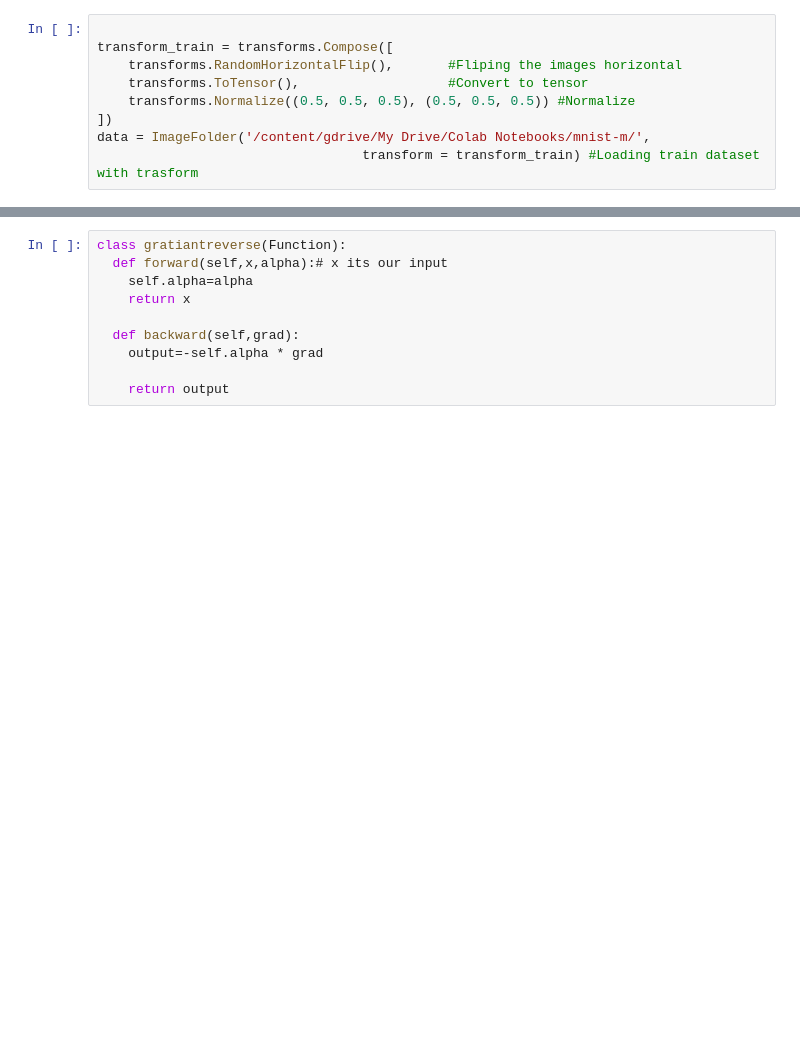
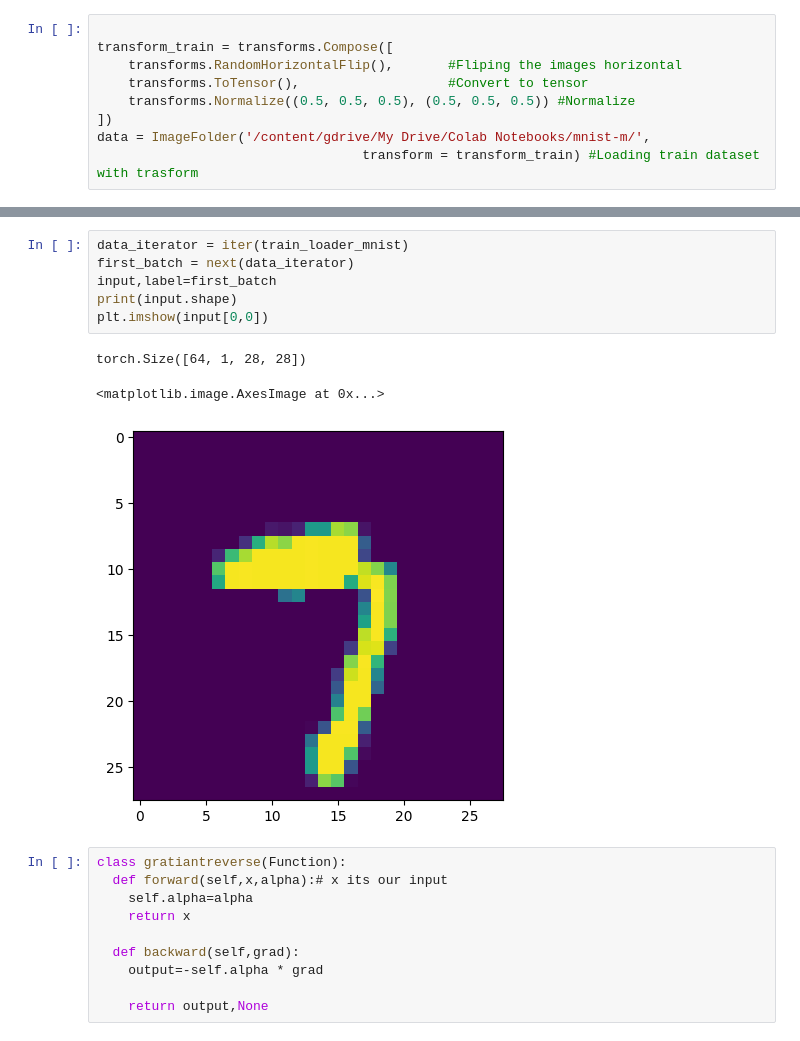
Before and after one commit to Gavriel55555/domain_adaptation, a Jupyter notebook: DOMAIN_ADAPTATION.ipynb, the cells around one changed output, grey strips where cells are left out. Cells and saved outputs as stored; diff of their text form; blank space fills up the shorter version.

```diff
--- a/DOMAIN_ADAPTATION.ipynb
+++ b/DOMAIN_ADAPTATION.ipynb
@@ -106,3 +122,13 @@ torch.Size([32, 3, 28, 28])
+# %%
+data_iterator = iter(train_loader_mnist)
+first_batch = next(data_iterator)
+input,label=first_batch
+print(input.shape)
+plt.imshow(input[0,0])
+# %% [output]
+torch.Size([64, 1, 28, 28])
+<matplotlib.image.AxesImage at 0x...>
+[figure, added]
 # %%
 class gratiantreverse(Function):
   def forward(self,x,alpha):# x its our input
@@ -112,7 +138,7 @@ class gratiantreverse(Function):
   def backward(self,grad):
     output=-self.alpha * grad
 
-    return output
+    return output,None
 # %%
 class NN(nn.Module):
   def __init__(self):
```
Also changed, not shown: parts of 9 cells of this notebook.
